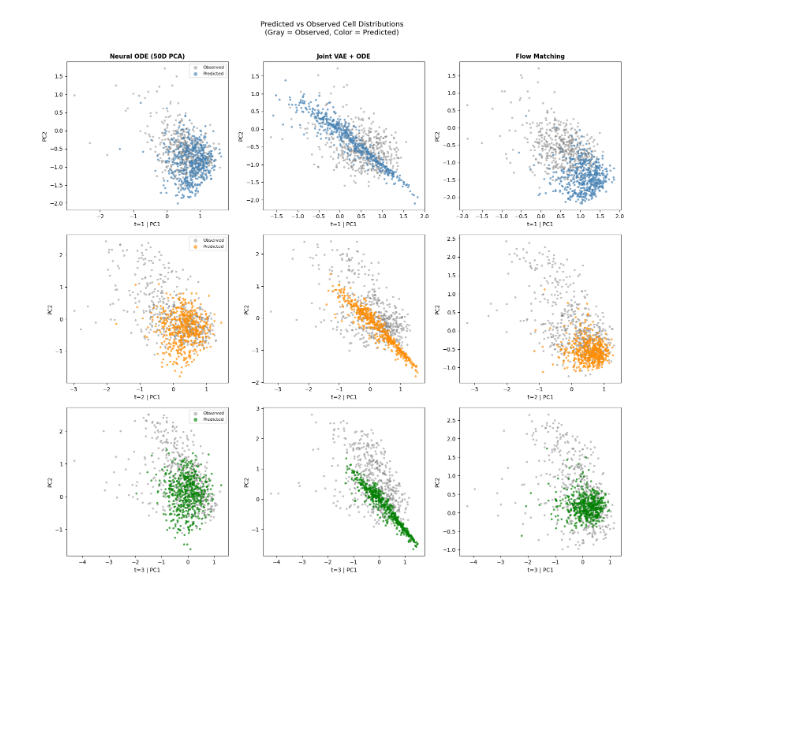
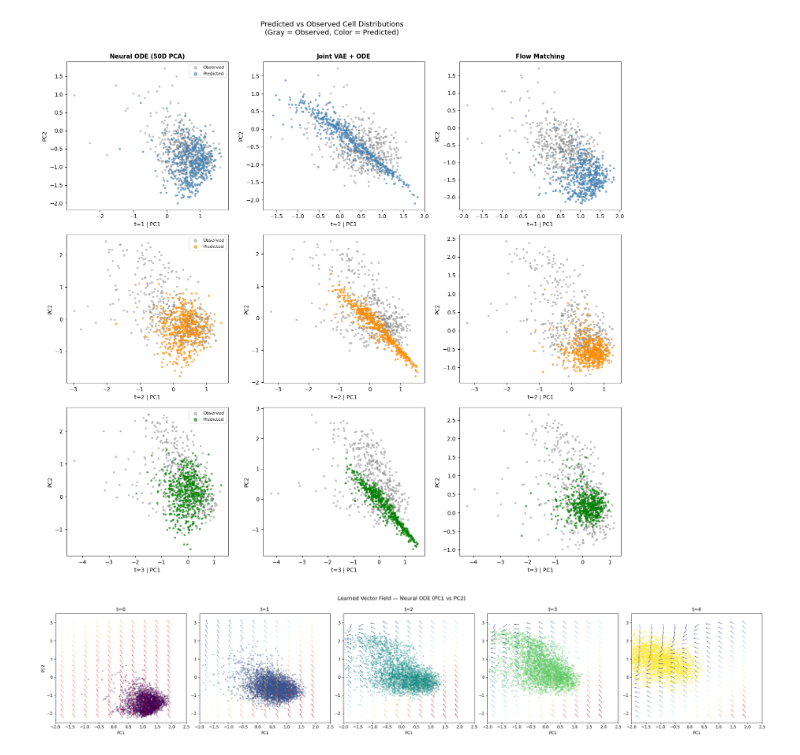
Before and after one commit to jamehrotra/cellflow, a Jupyter notebook: notebooks/06.ipynb, the cells around one changed output. Cells and saved outputs as stored; diff of their text form; code cells hidden in the pictures; blank space fills up the shorter version.

Commit message:
improve visualization

```diff
--- a/notebooks/06.ipynb
+++ b/notebooks/06.ipynb
@@ -368,3 +368,76 @@ plt.savefig('../figures/06_predicted_vs_observed.png', dpi=150, bbox_inches='tig
 plt.show()
 # %% [output]
 [figure]
+# %%
+def plot_vector_field(model, data_scaled, labels, timepoints, scaler, title, filename):
+    """
+    Plot the learned vector field as arrows in PC1 vs PC2 space.
+    Shows where the ODE pushes cells at each time point.
+    """
+    model.eval()
+
+    # create a grid over PC1 x PC2 range
+    x1_range = np.linspace(data_scaled[:, 0].min(), data_scaled[:, 0].max(), 20)
+    x2_range = np.linspace(data_scaled[:, 1].min(), data_scaled[:, 1].max(), 20)
+    xx, yy = np.meshgrid(x1_range, x2_range)
+
+    fig, axes = plt.subplots(1, len(timepoints), figsize=(5*len(timepoints), 5))
+    colors_t = plt.cm.viridis(np.linspace(0, 1, len(timepoints)))
+
+    for idx, t in enumerate(timepoints):
+        ax = axes[idx]
+
+        # build grid points — set all dims beyond 2 to their mean at this timepoint
+        mask = labels == t
+        mean_state = data_scaled[mask].mean(axis=0)
+
+        grid_points = np.tile(mean_state, (len(xx.ravel()), 1))
+        grid_points[:, 0] = xx.ravel()
+        grid_points[:, 1] = yy.ravel()
+
+        grid_tensor = torch.FloatTensor(grid_points).to(device)
+        t_tensor = torch.tensor(float(t)).to(device)
+
+        with torch.no_grad():
+            velocities = model(t_tensor, grid_tensor).cpu().numpy()
+
+        u = velocities[:, 0].reshape(xx.shape)
+        v = velocities[:, 1].reshape(yy.shape)
+
+        # normalize arrow length for visibility
+        speed = np.sqrt(u**2 + v**2) + 1e-8
+        u_norm = u / speed
+        v_norm = v / speed
+
+        # plot observed cells
+        obs_scaled = data_scaled[mask]
+        ax.scatter(obs_scaled[:, 0], obs_scaled[:, 1],
+                  c=[colors_t[idx]], alpha=0.3, s=8)
+
+        # plot vector field arrows
+        ax.quiver(xx, yy, u_norm, v_norm,
+                 speed, cmap='RdYlBu_r',
+                 alpha=0.8, scale=25, width=0.003)
+
+
+        ax.set_xlim(-2, 2.5)
+        ax.set_ylim(-2.5, 3.5)
+
+        ax.set_title(f't={t}', fontsize=12)
+        ax.set_xlabel('PC1')
+        if idx == 0:
+            ax.set_ylabel('PC2')
+
+    plt.suptitle(title, fontsize=13)
+    plt.tight_layout()
+    plt.savefig(f'../figures/{filename}', dpi=150, bbox_inches='tight')
+    plt.show()
+
+plot_vector_field(
+    model_node, data_scaled, labels, timepoints,
+    scaler,
+    title='Learned Vector Field — Neural ODE (PC1 vs PC2)',
+    filename='06_vector_field_node.png'
+)
+# %% [output]
+[figure, added]
```
